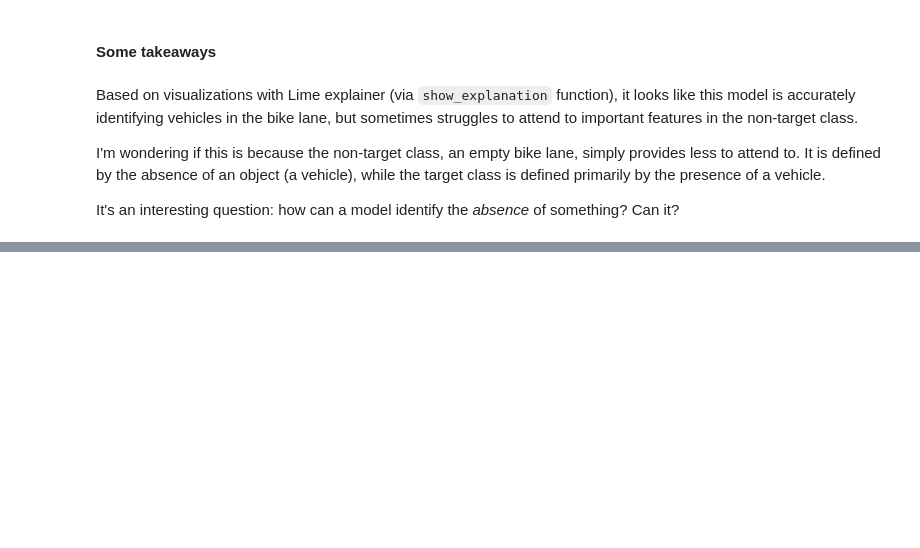
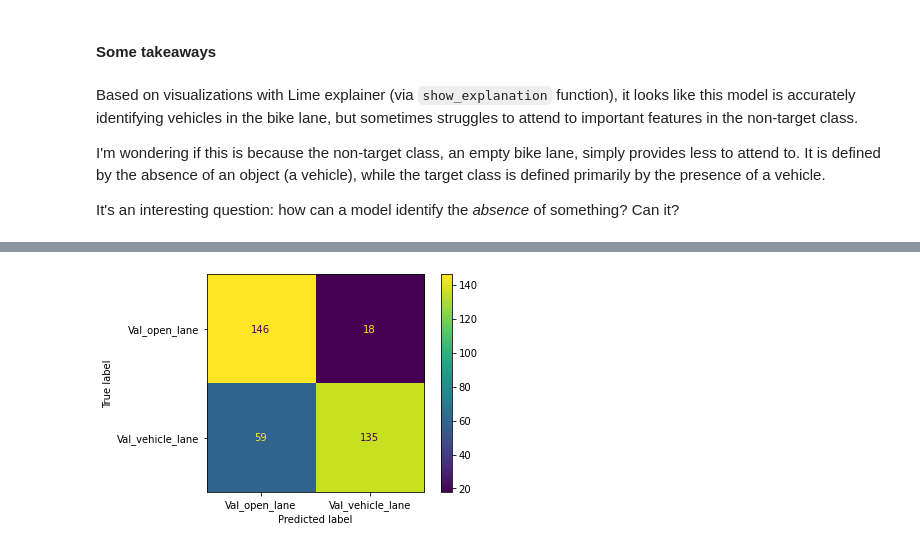
Before and after one commit to jmarkowi/NYC_bike_lanes, a Jupyter notebook: CNN2.ipynb, the cells around one changed output, grey strips where cells are left out. Saved outputs shown, nothing was run; the diff lists cells and outputs as text; code cells hidden in the pictures; blank space fills up the shorter version.

```diff
--- a/CNN2.ipynb
+++ b/CNN2.ipynb
@@ -414,0 +420,4 @@ It's an interesting question: how can a model identify the *absence* of somethin
+# %%
+# Instantiate generators
+val_dir = 'input_images/new'
+new_val_gen = ImageDataGenerator(rescale=1./255).flow_from_directory(val_dir, class_mode='binary', shuffle=False)
@@ -414,0 +434,7 @@ It's an interesting question: how can a model identify the *absence* of somethin
+# %%
+# Confusion matrix
+y_val_preds = (cnn_model_2.predict(new_val_gen) > 0.5).astype('int32')
+ConfusionMatrixDisplay(confusion_matrix(new_val_gen.labels, y_val_preds),
+                       display_labels=['Val_open_lane', 'Val_vehicle_lane']).plot();
+# %% [output]
+[figure, added]
```
Also changed, not shown: parts of 44 cells of this notebook, 3 other files.
